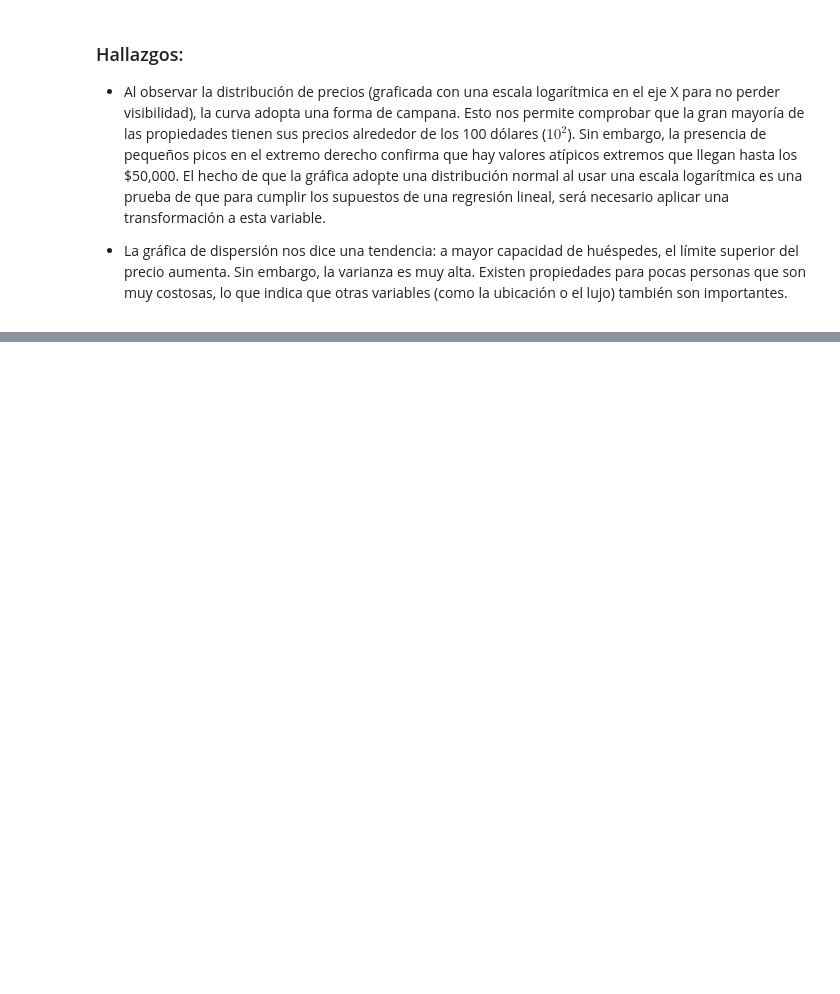
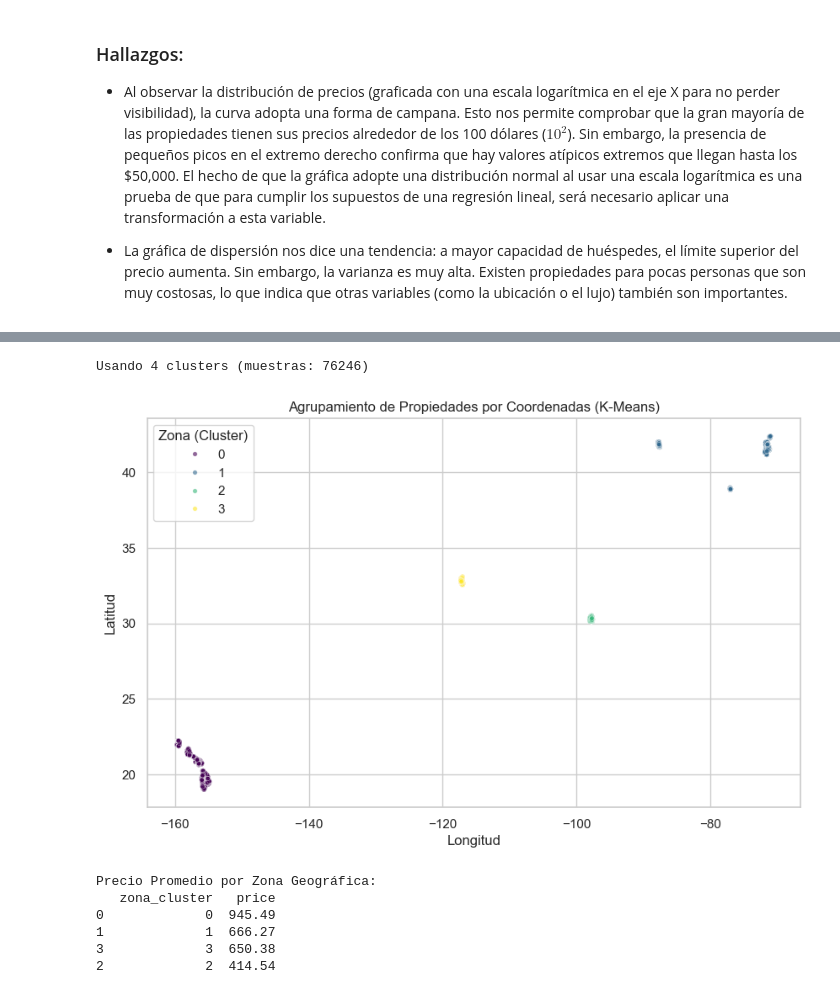
Before and after one commit to yosemm/Laboratorio3_Mineria, a Jupyter notebook: Analisis.ipynb, the cells around one changed output, grey strips where cells are left out. Drawn from its saved outputs; the diff is of its cells as text; code cells hidden in the pictures; blank space fills up the shorter version.

```diff
--- a/Analisis.ipynb
+++ b/Analisis.ipynb
@@ -128,0 +132,36 @@ plt.show()
+# %%
+# Preparar geo_data
+geo_data = df_clean.dropna(subset=['latitude', 'longitude']).copy()
+geo_data['latitude']  = pd.to_numeric(geo_data['latitude'],  errors='coerce')
+geo_data['longitude'] = pd.to_numeric(geo_data['longitude'], errors='coerce')
+geo_data = geo_data.dropna(subset=['latitude', 'longitude'])
+geo_data = geo_data[geo_data['latitude'].between(-90, 90) & geo_data['longitude'].between(-180, 180)]
+
+# Ejecutar KMeans
+n_clusters = min(4, len(geo_data))
+print(f"Usando {n_clusters} clusters (muestras: {len(geo_data)})")
+kmeans = KMeans(n_clusters=n_clusters, random_state=42, n_init=10)
+geo_data.loc[:, 'zona_cluster'] = kmeans.fit_predict(geo_data[['latitude', 'longitude']])
+
+# Visualizar
+plt.figure(figsize=(10, 6))
+sns.scatterplot(x='longitude', y='latitude', hue='zona_cluster', palette='viridis', data=geo_data, s=15, alpha=0.6)
+plt.title('Agrupamiento de Propiedades por Coordenadas (K-Means)')
+plt.xlabel('Longitud')
+plt.ylabel('Latitud')
+plt.legend(title='Zona (Cluster)')
+plt.show()
+
+# Precio promedio por cluster
+precio_zona = geo_data.groupby('zona_cluster')['price'].mean().round(2).reset_index().sort_values('price', ascending=False)
+print("Precio Promedio por Zona Geográfica:")
+print(precio_zona)
+# %% [output]
+Usando 4 clusters (muestras: 76246)
+[figure, added]
+Precio Promedio por Zona Geográfica:
+   zona_cluster   price
+0             0  945.49
+1             1  666.27
+3             3  650.38
+2             2  414.54
```
Also changed, not shown: parts of 5 cells of this notebook.
